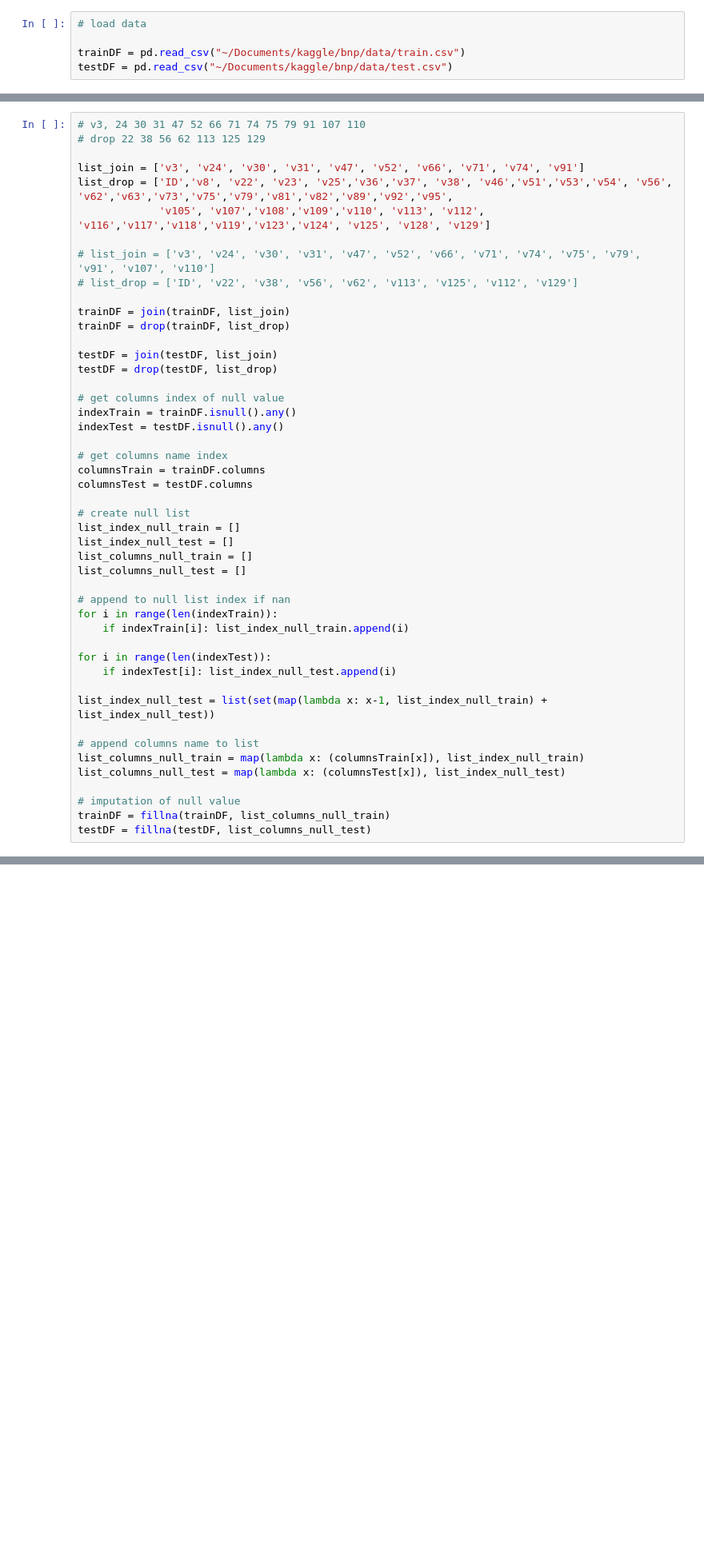
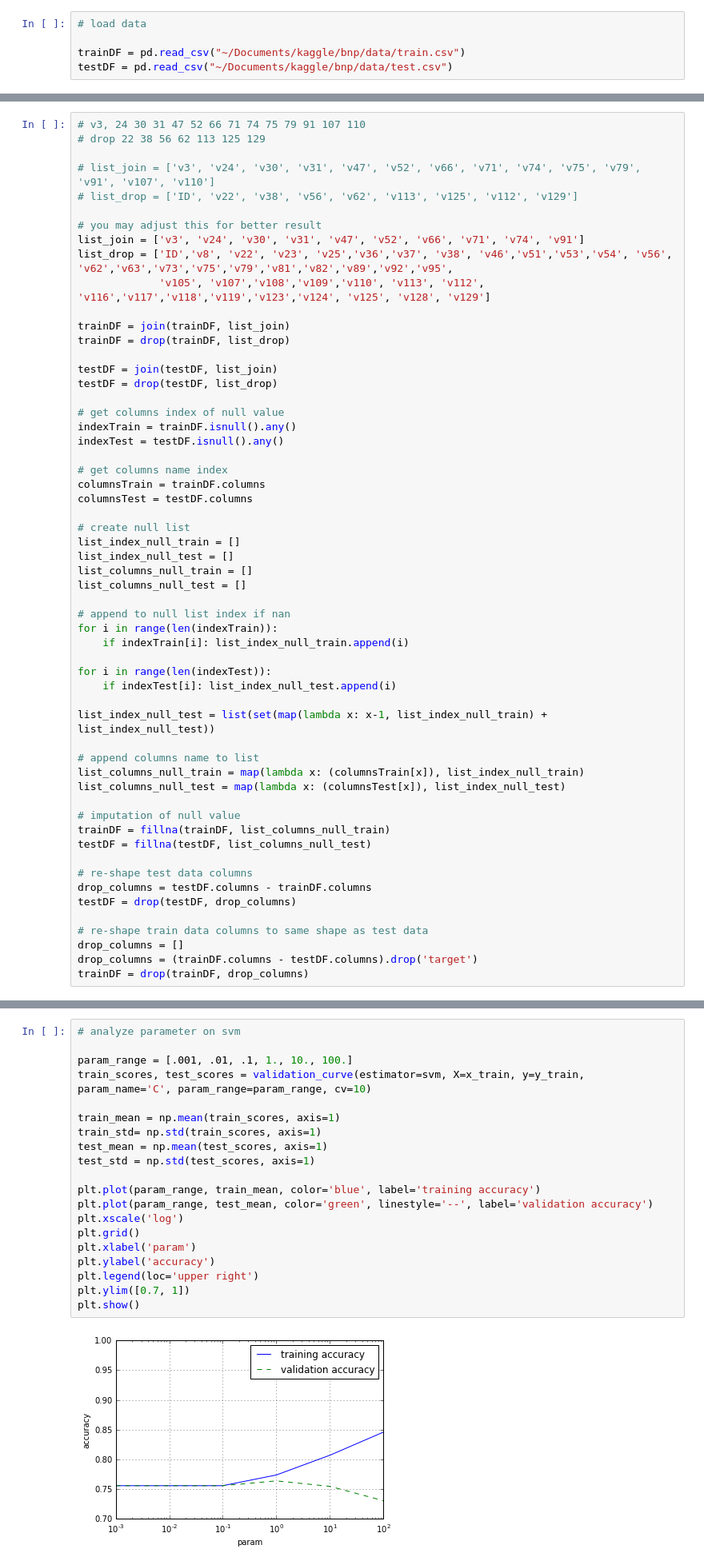
Before and after one commit to yusV/gadogoda, a Jupyter notebook: gadogoda.ipynb, the cells around one changed output, grey strips where cells are left out. Shown: that part at 80% size. Drawn from its saved outputs; the diff is of its cells as text; blank space fills up the shorter version.

```diff
--- a/gadogoda.ipynb
+++ b/gadogoda.ipynb
@@ -66,12 +71,13 @@ def fillna(df, col):
 # v3, 24 30 31 47 52 66 71 74 75 79 91 107 110
 # drop 22 38 56 62 113 125 129
 
+# list_join = ['v3', 'v24', 'v30', 'v31', 'v47', 'v52', 'v66', 'v71', 'v74', 'v75', 'v79', 'v91', 'v107', 'v110']
+# list_drop = ['ID', 'v22', 'v38', 'v56', 'v62', 'v113', 'v125', 'v112', 'v129']
+
+# you may adjust this for better result
 list_join = ['v3', 'v24', 'v30', 'v31', 'v47', 'v52', 'v66', 'v71', 'v74', 'v91']
 list_drop = ['ID','v8', 'v22', 'v23', 'v25','v36','v37', 'v38', 'v46','v51','v53','v54', 'v56', 'v62','v63','v73','v75','v79','v81','v82','v89','v92','v95',
              'v105', 'v107','v108','v109','v110', 'v113', 'v112', 'v116','v117','v118','v119','v123','v124', 'v125', 'v128', 'v129']
-
-# list_join = ['v3', 'v24', 'v30', 'v31', 'v47', 'v52', 'v66', 'v71', 'v74', 'v75', 'v79', 'v91', 'v107', 'v110']
-# list_drop = ['ID', 'v22', 'v38', 'v56', 'v62', 'v113', 'v125', 'v112', 'v129']
 
 trainDF = join(trainDF, list_join)
 trainDF = drop(trainDF, list_drop)
@@ -109,6 +115,15 @@ list_columns_null_test = map(lambda x: (columnsTest[x]), list_index_null_test)
 # imputation of null value
 trainDF = fillna(trainDF, list_columns_null_train)
 testDF = fillna(testDF, list_columns_null_test)
+
+# re-shape test data columns
+drop_columns = testDF.columns - trainDF.columns
+testDF = drop(testDF, drop_columns)
+
+# re-shape train data columns to same shape as test data
+drop_columns = []
+drop_columns = (trainDF.columns - testDF.columns).drop('target')
+trainDF = drop(trainDF, drop_columns)
 # %%
 # validate null value
 
@@ -198,0 +264,22 @@ x_
+# %%
+# analyze parameter on svm
+
+param_range = [.001, .01, .1, 1., 10., 100.]
+train_scores, test_scores = validation_curve(estimator=svm, X=x_train, y=y_train, param_name='C', param_range=param_range, cv=10)
+
+train_mean = np.mean(train_scores, axis=1)
+train_std= np.std(train_scores, axis=1)
+test_mean = np.mean(test_scores, axis=1)
+test_std = np.std(test_scores, axis=1)
+
+plt.plot(param_range, train_mean, color='blue', label='training accuracy')
+plt.plot(param_range, test_mean, color='green', linestyle='--', label='validation accuracy')
+plt.xscale('log')
+plt.grid()
+plt.xlabel('param')
+plt.ylabel('accuracy')
+plt.legend(loc='upper right')
+plt.ylim([0.7, 1])
+plt.show()
+# %% [output]
+[figure, added]
```
Also changed, not shown: parts of 15 cells of this notebook.
